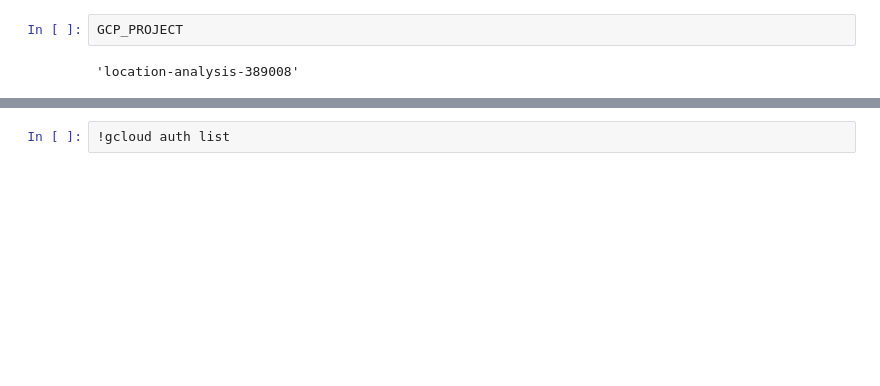
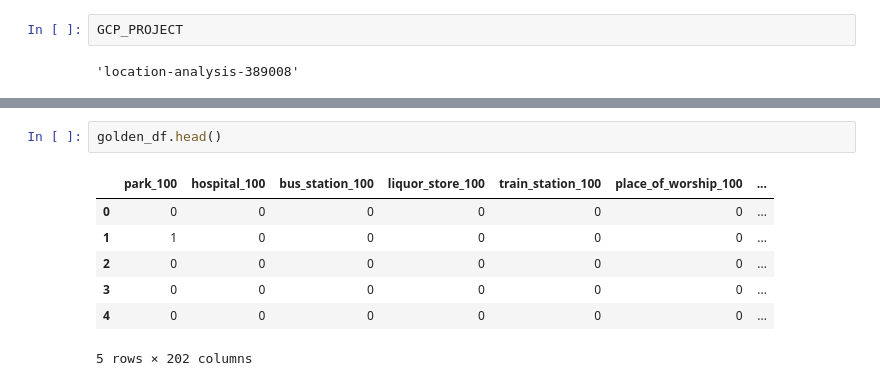
Before and after one commit to willbanny/Location-Analysis, a Jupyter notebook: jup_notebooks/Google_Big_Query_notes.ipynb, the cells around one changed output, grey strips where cells are left out. Drawn from its saved outputs; the diff is of its cells as text; blank space fills up the shorter version.

```diff
--- a/jup_notebooks/Google_Big_Query_notes.ipynb
+++ b/jup_notebooks/Google_Big_Query_notes.ipynb
@@ -212,2 +197,10 @@ ORDER BY HECTARES DESC
 # %%
-!gcloud auth list
+golden_df.head()
+# %% [output]
+|  | park_100 | hospital_100 | bus_station_100 | liquor_store_100 | train_station_100 | place_of_worship_100 | ... |
+| 0 | 0 | 0 | 0 | 0 | 0 | 0 | ... |
+| 1 | 1 | 0 | 0 | 0 | 0 | 0 | ... |
+| 2 | 0 | 0 | 0 | 0 | 0 | 0 | ... |
+| 3 | 0 | 0 | 0 | 0 | 0 | 0 | ... |
+| 4 | 0 | 0 | 0 | 0 | 0 | 0 | ... |
+5 rows × 202 columns
```
Also changed, not shown: parts of 10 cells of this notebook, 1 other file.
